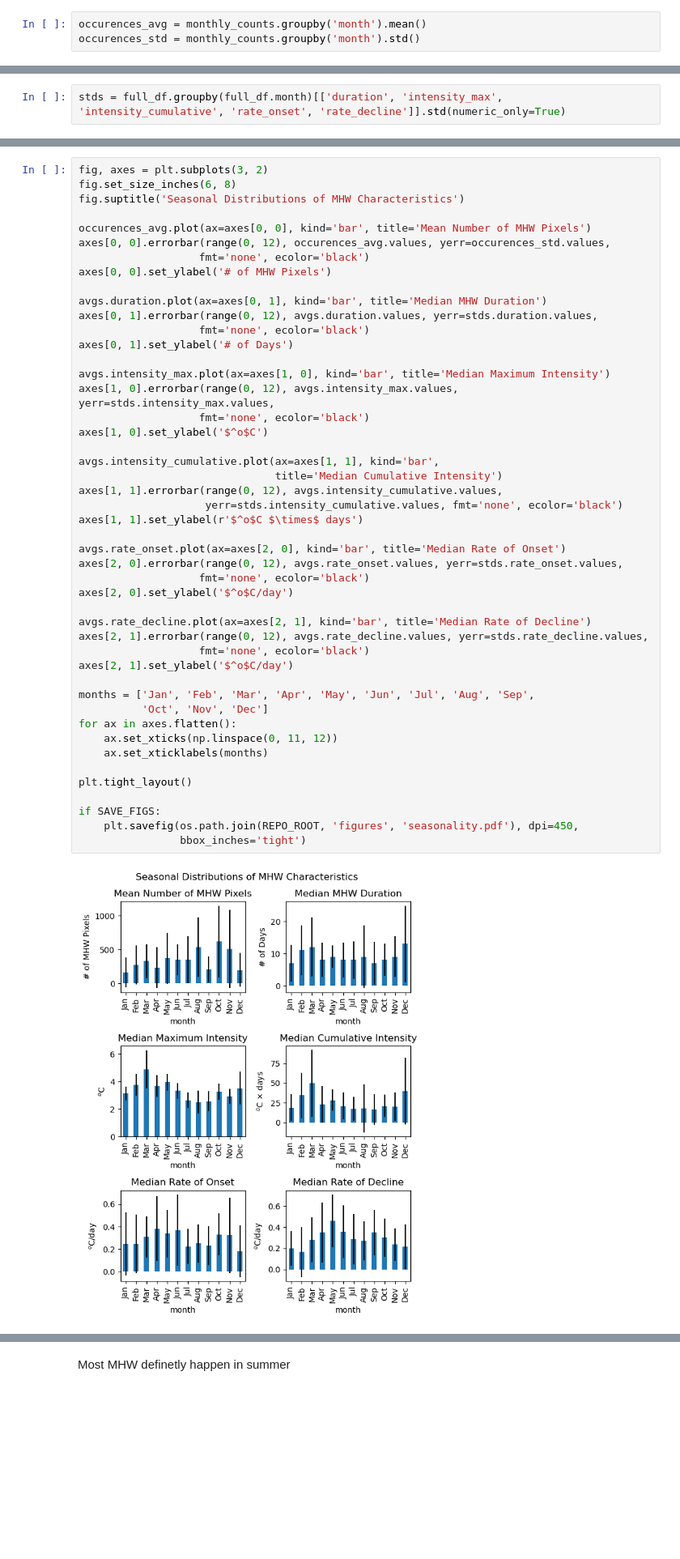
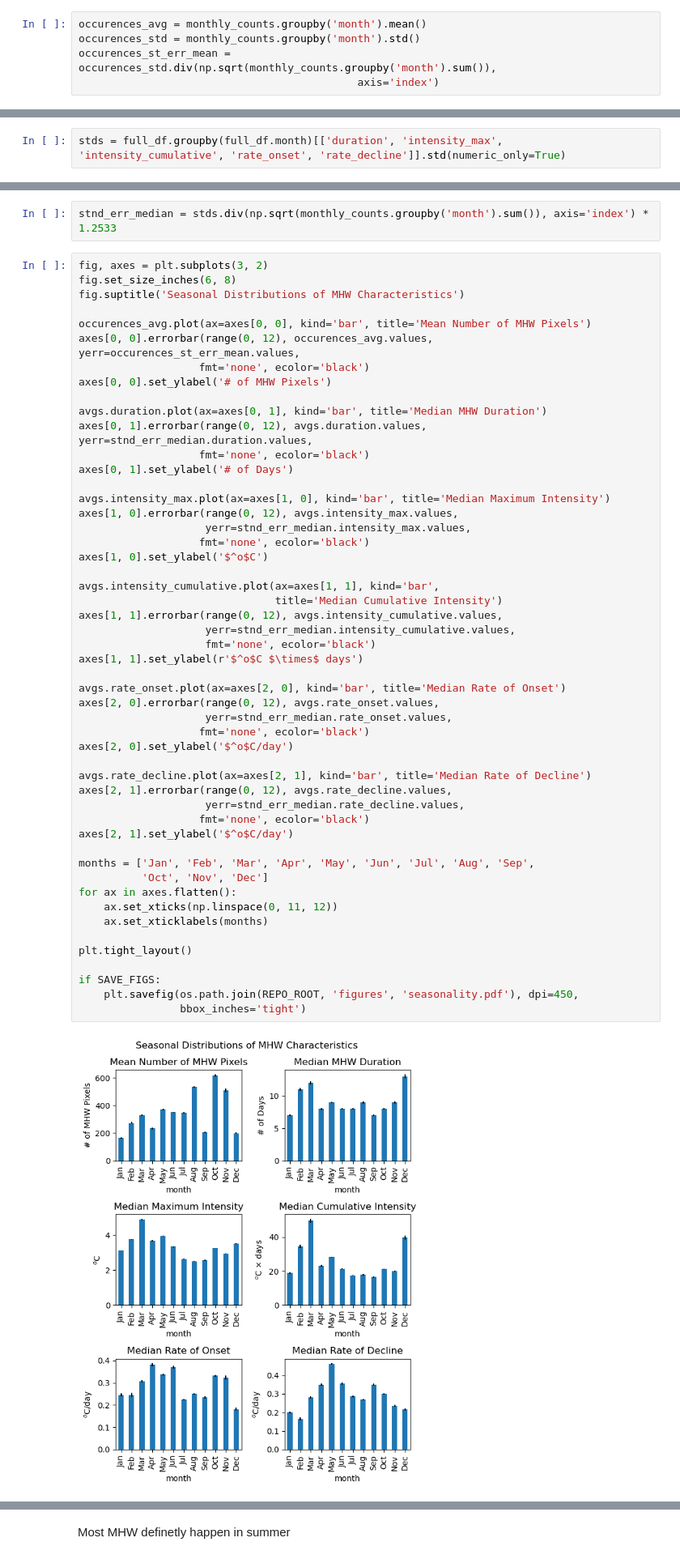
Before and after one commit to rwegener2/chesapeake_mhw, a Jupyter notebook: notebooks/02_figures_and_analysis/marine_heatwaves/seasonality.ipynb, the cells around one changed output, grey strips where cells are left out. Shown at 81% size. Saved outputs shown, nothing was run; the diff lists cells and outputs as text; blank space fills up the shorter version.

```diff
--- a/notebooks/02_figures_and_analysis/marine_heatwaves/seasonality.ipynb
+++ b/notebooks/02_figures_and_analysis/marine_heatwaves/seasonality.ipynb
@@ -129,3 +184,5 @@ monthly_counts = monthly_counts.reindex(new_index, fill_value=None)
 # %%
 occurences_avg = monthly_counts.groupby('month').mean()
 occurences_std = monthly_counts.groupby('month').std()
+occurences_st_err_mean = occurences_std.div(np.sqrt(monthly_counts.groupby('month').sum()),
+                                            axis='index')
@@ -182,52 +199,58 @@ len(range(0, 12))
+# %%
+stnd_err_median = stds.div(np.sqrt(monthly_counts.groupby('month').sum()), axis='index') * 1.2533
 # %%
 fig, axes = plt.subplots(3, 2)
 fig.set_size_inches(6, 8)
 fig.suptitle('Seasonal Distributions of MHW Characteristics')
 
 occurences_avg.plot(ax=axes[0, 0], kind='bar', title='Mean Number of MHW Pixels')
-axes[0, 0].errorbar(range(0, 12), occurences_avg.values, yerr=occurences_std.values,
+axes[0, 0].errorbar(range(0, 12), occurences_avg.values, yerr=occurences_st_err_mean.values,
                    fmt='none', ecolor='black')
 axes[0, 0].set_ylabel('# of MHW Pixels')
 
 avgs.duration.plot(ax=axes[0, 1], kind='bar', title='Median MHW Duration')
-axes[0, 1].errorbar(range(0, 12), avgs.duration.values, yerr=stds.duration.values,
+axes[0, 1].errorbar(range(0, 12), avgs.duration.values, yerr=stnd_err_median.duration.values,
                    fmt='none', ecolor='black')
 axes[0, 1].set_ylabel('# of Days')
 
 avgs.intensity_max.plot(ax=axes[1, 0], kind='bar', title='Median Maximum Intensity')
-axes[1, 0].errorbar(range(0, 12), avgs.intensity_max.values, yerr=stds.intensity_max.values,
+axes[1, 0].errorbar(range(0, 12), avgs.intensity_max.values,
+                    yerr=stnd_err_median.intensity_max.values,
                    fmt='none', ecolor='black')
 axes[1, 0].set_ylabel('$^o$C')
 
 avgs.intensity_cumulative.plot(ax=axes[1, 1], kind='bar',
                                title='Median Cumulative Intensity')
 axes[1, 1].errorbar(range(0, 12), avgs.intensity_cumulative.values,
-                    yerr=stds.intensity_cumulative.values, fmt='none', ecolor='black')
+                    yerr=stnd_err_median.intensity_cumulative.values,
+                    fmt='none', ecolor='black')
 axes[1, 1].set_ylabel(r'$^o$C $\times$ days')
 
 avgs.rate_onset.plot(ax=axes[2, 0], kind='bar', title='Median Rate of Onset')
-axes[2, 0].errorbar(range(0, 12), avgs.rate_onset.values, yerr=stds.rate_onset.values,
+axes[2, 0].errorbar(range(0, 12), avgs.rate_onset.values,
+                    yerr=stnd_err_median.rate_onset.values,
                    fmt='none', ecolor='black')
 axes[2, 0].set_ylabel('$^o$C/day')
 
 avgs.rate_decline.plot(ax=axes[2, 1], kind='bar', title='Median Rate of Decline')
-axes[2, 1].errorbar(range(0, 12), avgs.rate_decline.values, yerr=stds.rate_decline.values,
+axes[2, 1].errorbar(range(0, 12), avgs.rate_decline.values,
+                    yerr=stnd_err_median.rate_decline.values,
                    fmt='none', ecolor='black')
 axes[2, 1].set_ylabel('$^o$C/day')
 
 months = ['Jan', 'Feb', 'Mar', 'Apr', 'May', 'Jun', 'Jul', 'Aug', 'Sep',
           'Oct', 'Nov', 'Dec']
 for ax in axes.flatten():
     ax.set_xticks(np.linspace(0, 11, 12))
     ax.set_xticklabels(months)
 
 plt.tight_layout()
 
 if SAVE_FIGS:
     plt.savefig(os.path.join(REPO_ROOT, 'figures', 'seasonality.pdf'), dpi=450,
                 bbox_inches='tight')
 # %% [output]
-[figure, old version]
+[figure, new version]
 # %%
 seasons = np.full(event_statistics.shape, np.nan)
 # seasons = [[0]*event_statistics.shape[1]]*event_statistics.shape[0]
```
Also changed, not shown: parts of 13 cells of this notebook, 11 other files.
